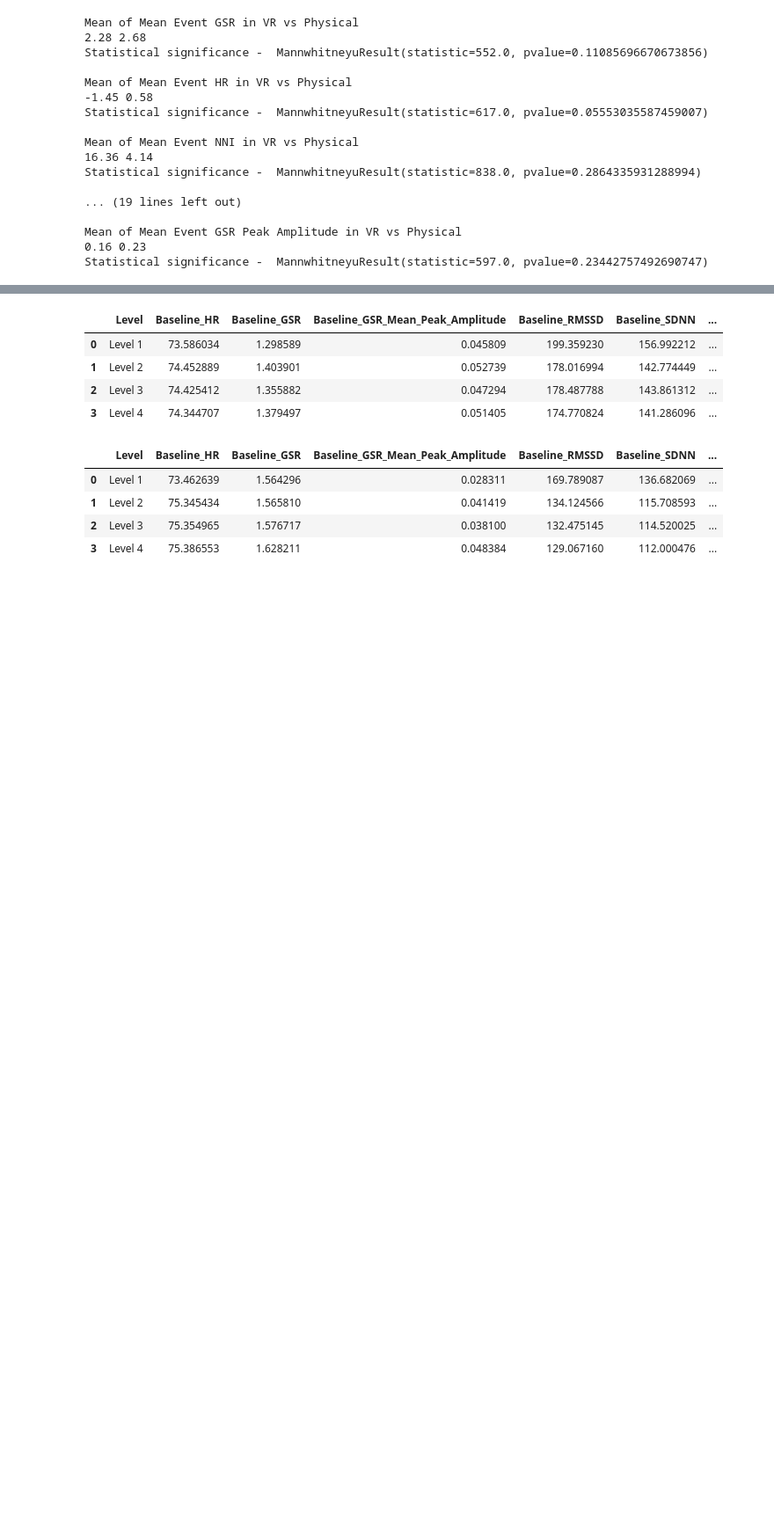
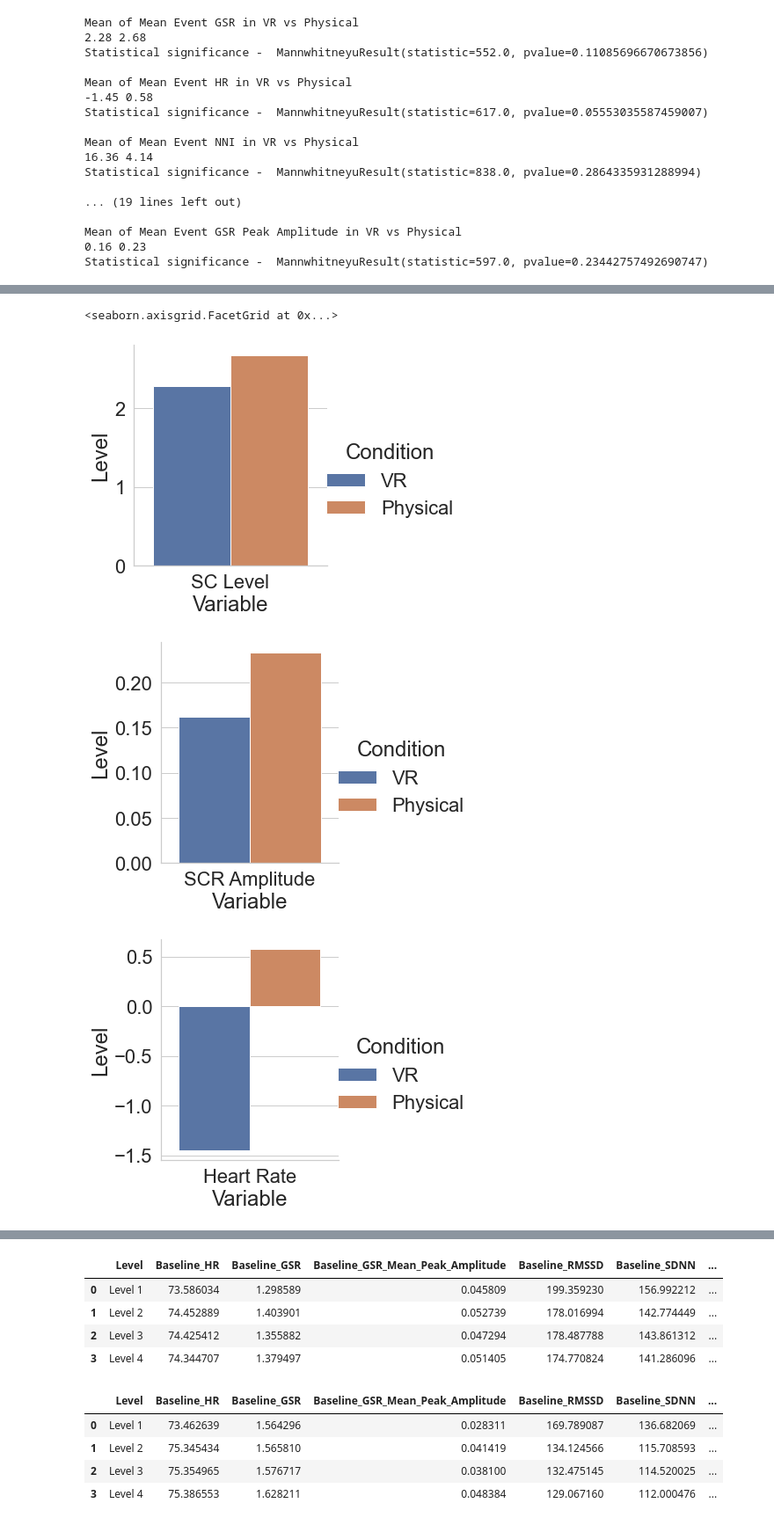
Before and after one commit to karmakomik/BuzzwireExperimentDataAnalysis, a Jupyter notebook: Dec2021ExperimentResults/iMotionsData/BuzzwireEventsStats.ipynb, the cells around one changed output, grey strips where cells are left out. Shown at 88% size. Drawn from its saved outputs; the diff is of its cells as text; code cells hidden in the pictures; blank space fills up the shorter version.

```diff
--- a/Dec2021ExperimentResults/iMotionsData/BuzzwireEventsStats.ipynb
+++ b/Dec2021ExperimentResults/iMotionsData/BuzzwireEventsStats.ipynb
@@ -202,0 +214,16 @@ Statistical significance -  MannwhitneyuResult(statistic=597.0, pvalue=0.2344275
+# %%
+sns.set(rc={'figure.figsize':(80,8)}, font_scale=2, style='whitegrid')
+sns.catplot(x='Variable', y='Level', hue= 'Condition', kind="bar", data=combined_events_pid_agg_df_long[combined_events_pid_agg_df_long['Variable'] == 'SC Level'], ci = None, capsize=.04)
+sns.catplot(x='Variable', y='Level', hue= 'Condition', kind="bar", data=combined_events_pid_agg_df_long[combined_events_pid_agg_df_long['Variable'] == 'SCR Amplitude'], ci = None)
+sns.catplot(x='Variable', y='Level', hue= 'Condition', kind="bar", data=combined_events_pid_agg_df_long[combined_events_pid_agg_df_long['Variable'] == 'Heart Rate'], ci = None)
+sns.catplot(x='Variable', y='Level', hue= 'Condition', kind="bar", data=combined_events_pid_agg_df_long[combined_events_pid_agg_df_long['Variable'] == 'Inter-Beat Interval'], ci = None)
+sns.catplot(x='Variable', y='Level', hue= 'Condition', kind="bar", data=combined_events_pid_agg_df_long[combined_events_pid_agg_df_long['Variable'] == 'RMSSD'], ci = None)
+sns.catplot(x='Variable', y='Level', hue= 'Condition', kind="bar", data=combined_events_pid_agg_df_long[combined_events_pid_agg_df_long['Variable'] == 'SDNN'], ci = None)
+sns.catplot(x='Variable', y='Level', hue= 'Condition', kind="bar", data=combined_events_pid_agg_df_long[combined_events_pid_agg_df_long['Variable'] == 'LF/HF Ratio'], ci = None)
+sns.catplot(x='Variable', y='Level', hue= 'Condition', kind="bar", data=combined_events_pid_agg_df_long[combined_events_pid_agg_df_long['Variable'] == 'HFN'], ci = None)
+sns.catplot(x='Variable', y='Level', hue= 'Condition', kind="bar", data=combined_events_pid_agg_df_long[combined_events_pid_agg_df_long['Variable'] == 'LFN'], ci = None)
+# %% [output]
+<seaborn.axisgrid.FacetGrid at 0x...>
+[figure, added]
+[figure, added]
+[figure, added]
```
Also changed, not shown: parts of 3 cells of this notebook, 6 other files.
